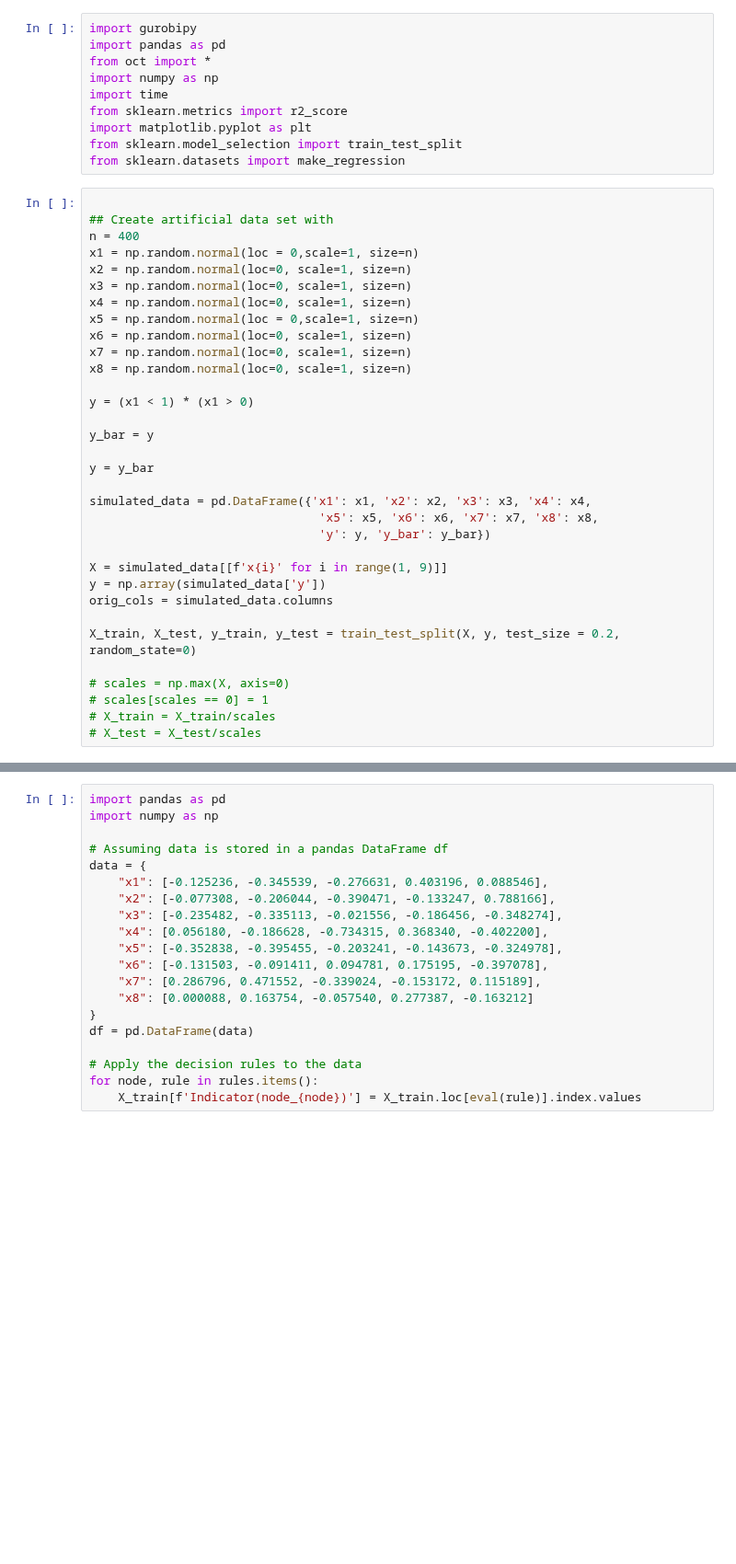
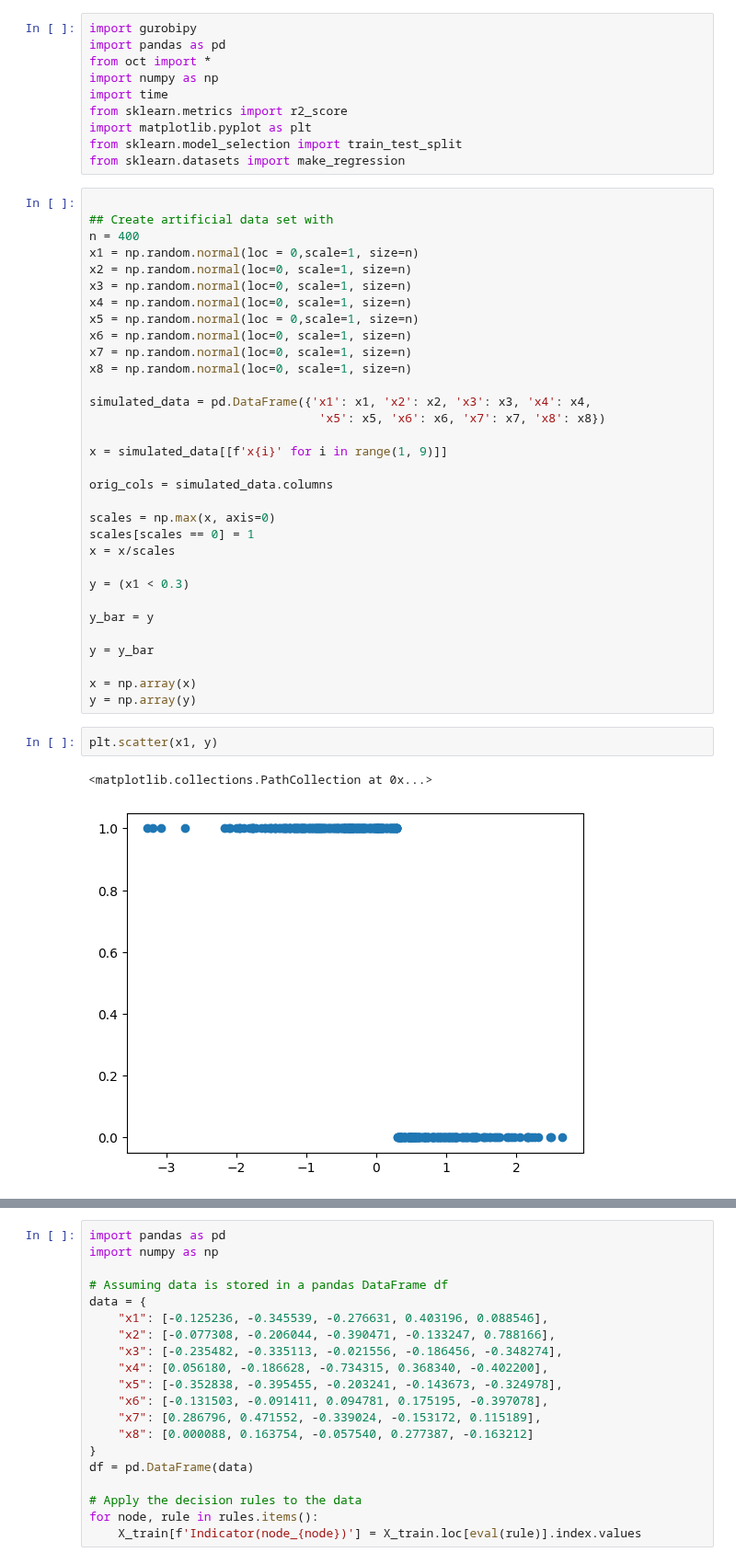
Before and after one commit to RyanLucas3/An-Optimal-RuleFit-Algorithm, a Jupyter notebook: IORFA/implementation_with_rules.ipynb, the cells around one changed output, grey strips where cells are left out. Shown at 92% size. Cells and saved outputs as stored; diff of their text form; blank space fills up the shorter version.

```diff
--- a/IORFA/implementation_with_rules.ipynb
+++ b/IORFA/implementation_with_rules.ipynb
@@ -21,23 +21,27 @@ x6 = np.random.normal(loc=0, scale=1, size=n)
 x7 = np.random.normal(loc=0, scale=1, size=n)
 x8 = np.random.normal(loc=0, scale=1, size=n)
 
-y = (x1 < 1) * (x1 > 0)
+simulated_data = pd.DataFrame({'x1': x1, 'x2': x2, 'x3': x3, 'x4': x4,
+                                'x5': x5, 'x6': x6, 'x7': x7, 'x8': x8})
+
+x = simulated_data[[f'x{i}' for i in range(1, 9)]]
+
+orig_cols = simulated_data.columns
+
+scales = np.max(x, axis=0)
+scales[scales == 0] = 1
+x = x/scales
+
+y = (x1 < 0.3)
 
 y_bar = y
 
 y = y_bar
 
-simulated_data = pd.DataFrame({'x1': x1, 'x2': x2, 'x3': x3, 'x4': x4,
-                                'x5': x5, 'x6': x6, 'x7': x7, 'x8': x8,
-                                'y': y, 'y_bar': y_bar})
-
-X = simulated_data[[f'x{i}' for i in range(1, 9)]]
-y = np.array(simulated_data['y'])
-orig_cols = simulated_data.columns
-
-X_train, X_test, y_train, y_test = train_test_split(X, y, test_size = 0.2, random_state=0)
-
-# scales = np.max(X, axis=0)
-# scales[scales == 0] = 1
-# X_train = X_train/scales
-# X_test = X_test/scales
+x = np.array(x)
+y = np.array(y)
+# %%
+plt.scatter(x1, y)
+# %% [output]
+<matplotlib.collections.PathCollection at 0x...>
+[figure, added]
```
Also changed, not shown: parts of 12 cells of this notebook, 1 other file.
